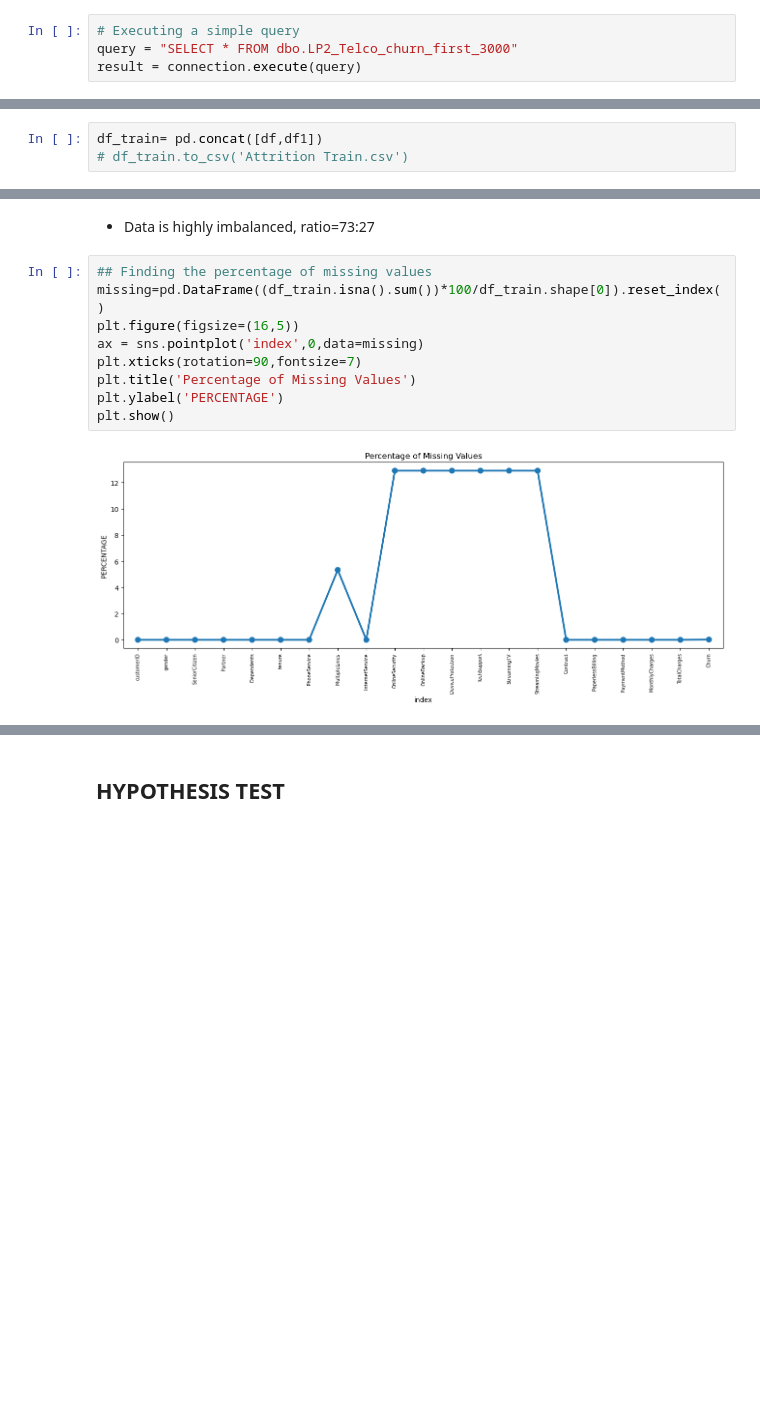
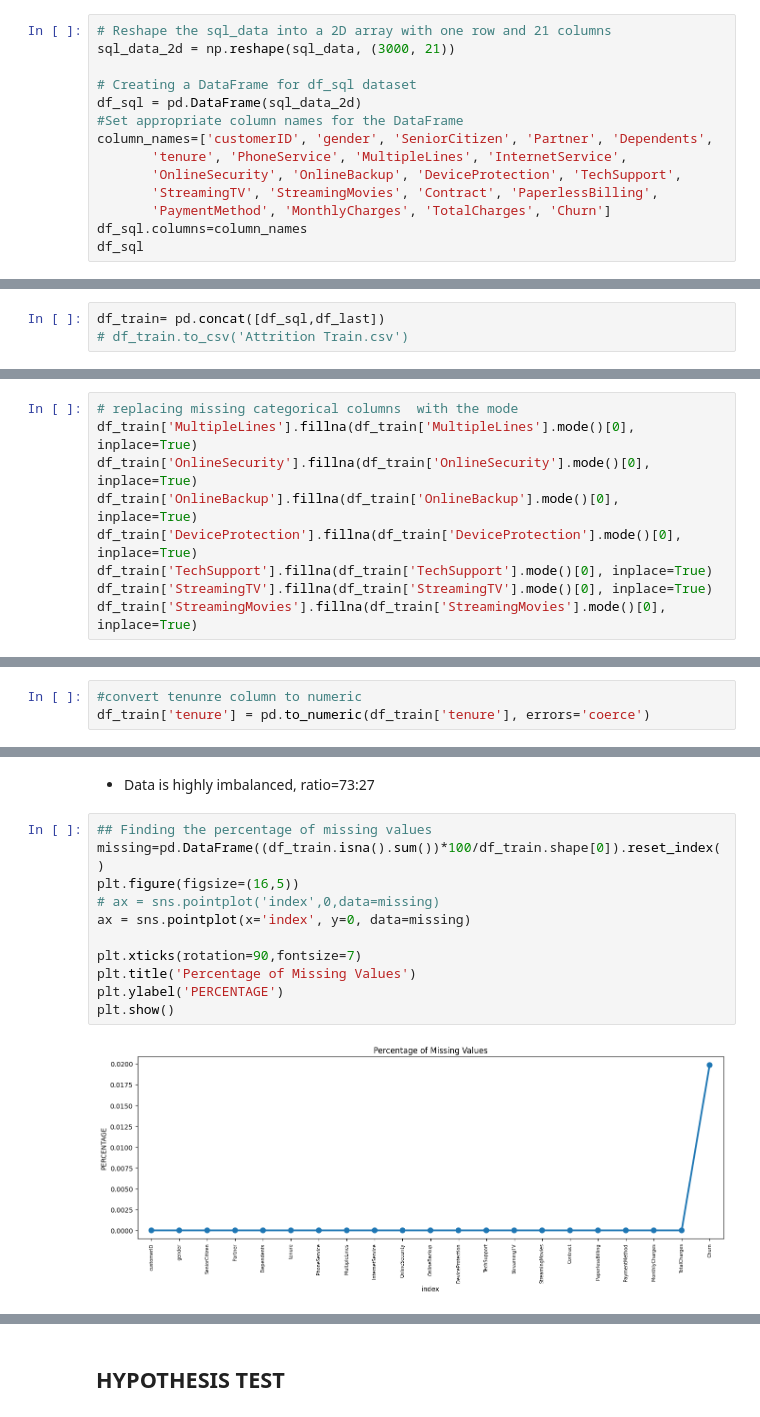
Before and after one commit to Israel-Anaba/Classification-Project-Customer-Attrition-Case, a Jupyter notebook: Customer Churn .ipynb, the cells around one changed output, grey strips where cells are left out. Cells and saved outputs as stored; diff of their text form; blank space fills up the shorter version.

```diff
--- a/Customer Churn .ipynb
+++ b/Customer Churn .ipynb
@@ -28,4 +39,14 @@ connection = engine.connect()
 # %%
-# Executing a simple query
-query = "SELECT * FROM dbo.LP2_Telco_churn_first_3000"
-result = connection.execute(query)
+# Reshape the sql_data into a 2D array with one row and 21 columns
+sql_data_2d = np.reshape(sql_data, (3000, 21))
+
+# Creating a DataFrame for df_sql dataset
+df_sql = pd.DataFrame(sql_data_2d)
+#Set appropriate column names for the DataFrame
+column_names=['customerID', 'gender', 'SeniorCitizen', 'Partner', 'Dependents',
+       'tenure', 'PhoneService', 'MultipleLines', 'InternetService',
+       'OnlineSecurity', 'OnlineBackup', 'DeviceProtection', 'TechSupport',
+       'StreamingTV', 'StreamingMovies', 'Contract', 'PaperlessBilling',
+       'PaymentMethod', 'MonthlyCharges', 'TotalCharges', 'Churn']
+df_sql.columns=column_names
+df_sql
@@ -122,4 +96,4 @@ print(df1)
 # %%
-df_train= pd.concat([df,df1])
+df_train= pd.concat([df_sql,df_last])
 # df_train.to_csv('Attrition Train.csv')
 # %%
@@ -158,0 +131,9 @@ df_test = pd.read_excel('C:\\Users\\X1 CARBON\\Downloads\\Telco-churn-second-200
+# %%
+# replacing missing categorical columns  with the mode
+df_train['MultipleLines'].fillna(df_train['MultipleLines'].mode()[0], inplace=True)
+df_train['OnlineSecurity'].fillna(df_train['OnlineSecurity'].mode()[0], inplace=True)
+df_train['OnlineBackup'].fillna(df_train['OnlineBackup'].mode()[0], inplace=True)
+df_train['DeviceProtection'].fillna(df_train['DeviceProtection'].mode()[0], inplace=True)
+df_train['TechSupport'].fillna(df_train['TechSupport'].mode()[0], inplace=True)
+df_train['StreamingTV'].fillna(df_train['StreamingTV'].mode()[0], inplace=True)
+df_train['StreamingMovies'].fillna(df_train['StreamingMovies'].mode()[0], inplace=True)
@@ -391,6 +384,9 @@ print(unique_values)
 # %%
 # Convert non-numeric values to NaN in 'TotalCharges' column
 df_train['TotalCharges'] = pd.to_numeric(df_train['TotalCharges'], errors='coerce')
+# %%
+#convert tenunre column to numeric
+df_train['tenure'] = pd.to_numeric(df_train['tenure'], errors='coerce')
 # %%
 df_train.isna().sum()
 # %% [output]
@@ -555,11 +551,13 @@ Name: Churn, dtype: int64
 # %%
 ## Finding the percentage of missing values
 missing=pd.DataFrame((df_train.isna().sum())*100/df_train.shape[0]).reset_index()
 plt.figure(figsize=(16,5))
-ax = sns.pointplot('index',0,data=missing)
+# ax = sns.pointplot('index',0,data=missing)
+ax = sns.pointplot(x='index', y=0, data=missing)
+
 plt.xticks(rotation=90,fontsize=7)
 plt.title('Percentage of Missing Values')
 plt.ylabel('PERCENTAGE')
 plt.show()
 # %% [output]
-[figure, old version]
+[figure, new version]
```
Also changed, not shown: parts of 36 cells of this notebook.
